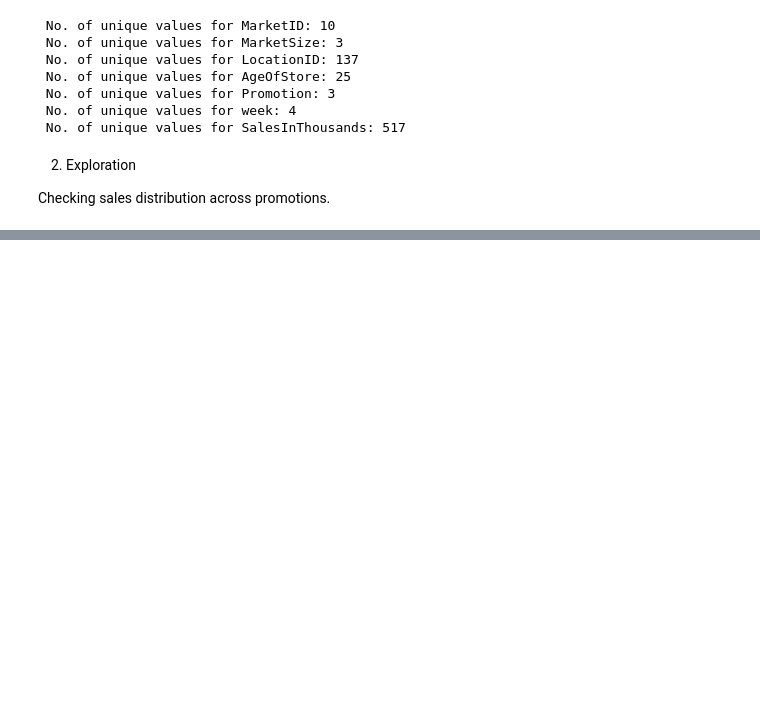
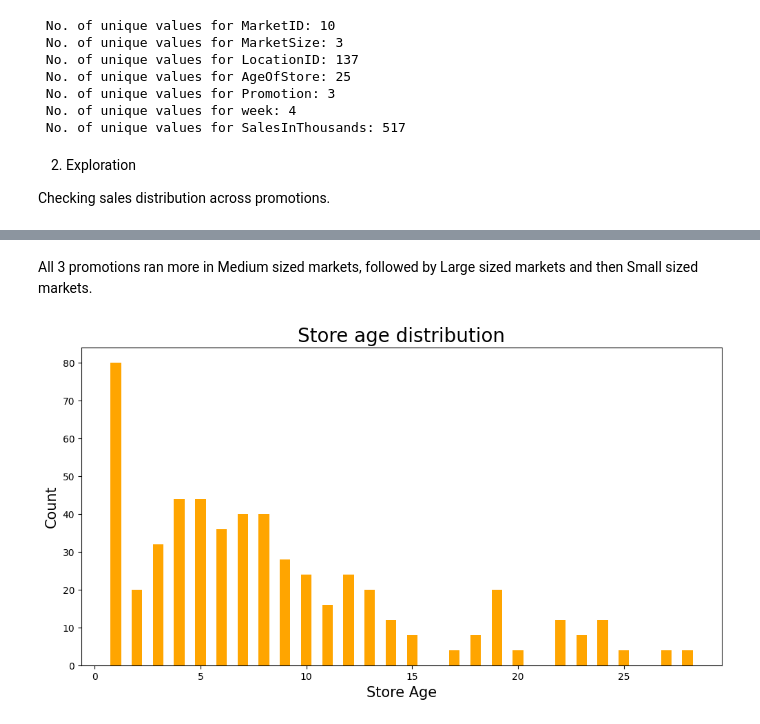
Before and after one commit to surajkarak/ab-testing, a Jupyter notebook: ab-testing.ipynb, the cells around one changed output, grey strips where cells are left out. Drawn from its saved outputs; the diff is of its cells as text; code cells hidden in the pictures; blank space fills up the shorter version.

```diff
--- a/ab-testing.ipynb
+++ b/ab-testing.ipynb
@@ -74,0 +101,14 @@ plt.show()
+# %% [markdown]
+All 3 promotions ran more in Medium sized markets, followed by Large sized markets and then Small sized markets.
+# %%
+Age = data.groupby('AgeOfStore').size().reset_index(name='Count')
+
+# Visualizing data
+plt.figure(figsize=(12, 6))  # Adjust figure size as needed
+plt.bar(Age['AgeOfStore'], Age['Count'], width=0.5, color='orange')
+plt.xlabel("Store Age", fontsize=15)
+plt.ylabel("Count", fontsize=15)
+plt.title("Store age distribution", fontsize=20)
+plt.show()
+# %% [output]
+[figure, added]
```
Also changed, not shown: parts of 22 cells of this notebook.
